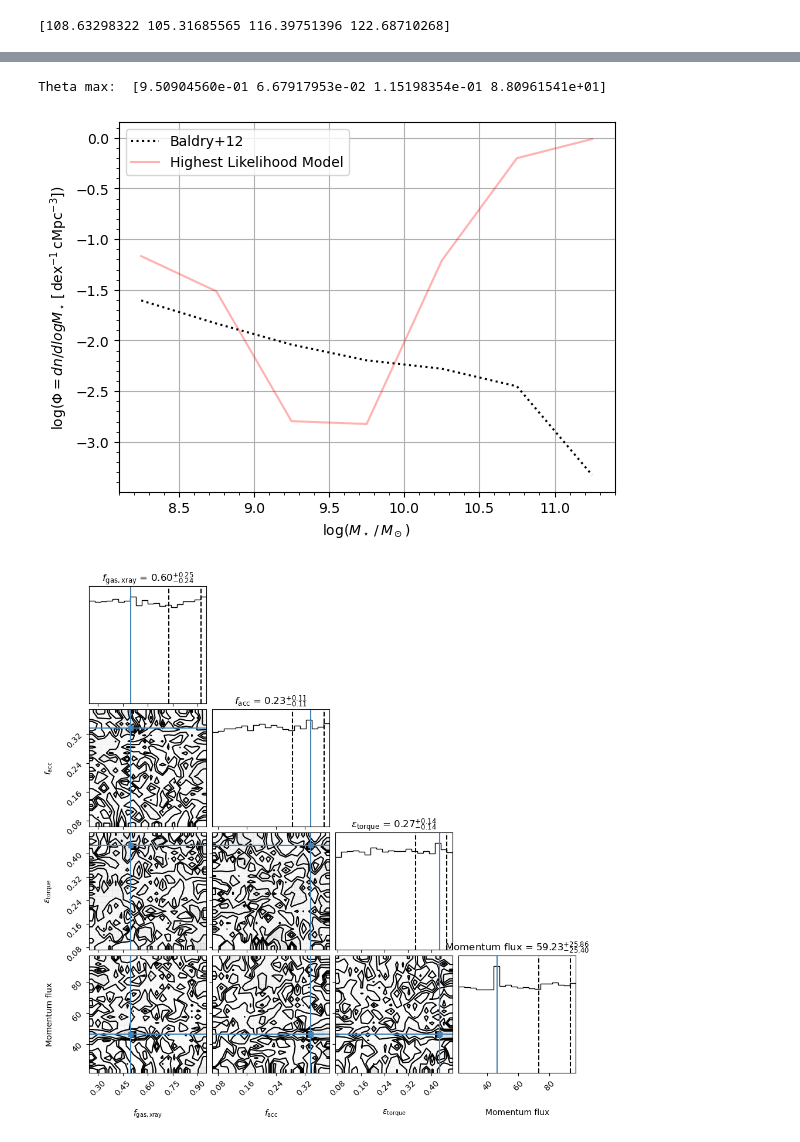
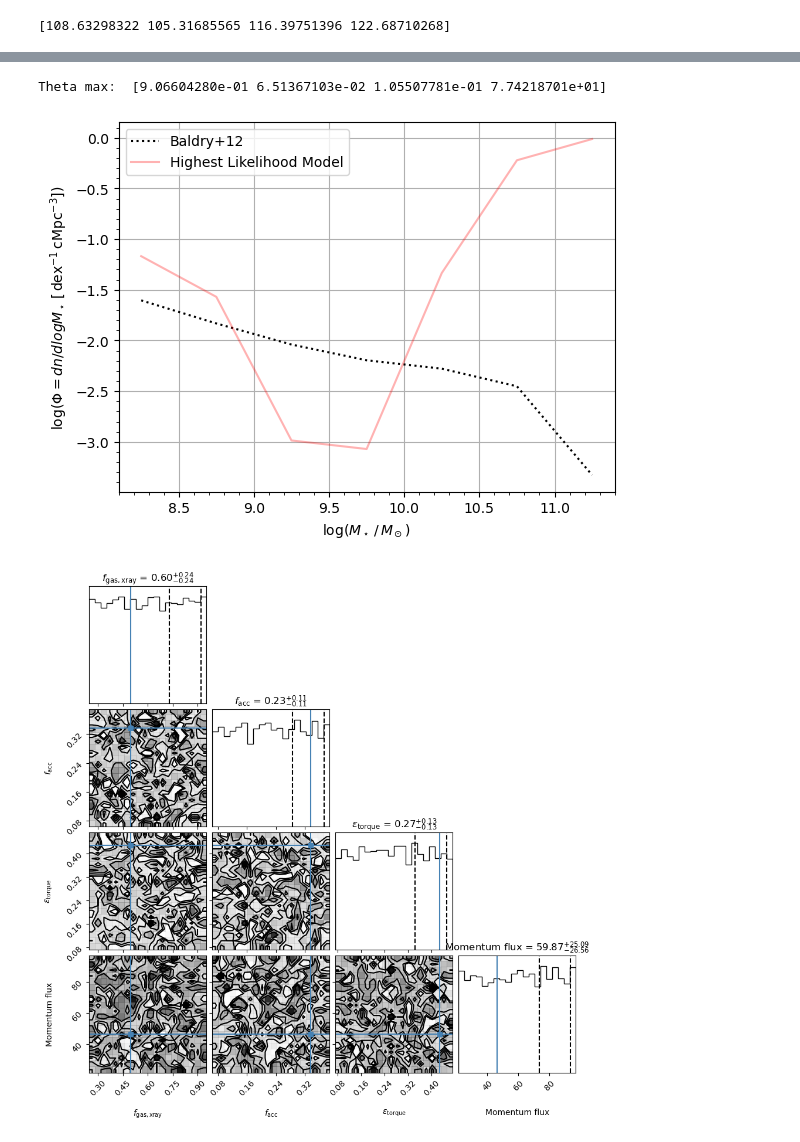
Before and after one commit to rennehan/swiftcalibration, a Jupyter notebook: scripts/swift_emulator_clean.ipynb, the cells around one changed output, grey strips where cells are left out. Cells and saved outputs as stored; diff of their text form; code cells hidden in the pictures.

```diff
--- a/scripts/swift_emulator_clean.ipynb
+++ b/scripts/swift_emulator_clean.ipynb
@@ -494,7 +492,7 @@ data = (x, y, yerr)
 np.random.seed(42)
 nll = lambda *args: -lnlike(*args)
 initial_opt = list(pred_params_best_node.values())
-soln = minimize(nll, initial_opt, args=(x, y, yerr))
+soln = minimize(nll, initial_opt, args=data)
 print(soln)
 # %% [output]
   message: Optimization terminated successfully.
@@ -585,8 +583,8 @@ plt.show()
 # %%
 # Posterior parameters with highest probability
-theta_max = samples[np.argmax(sampler.flatlnprobability)]
+theta_max = flat_samples[np.argmax(sampler.get_log_prob(discard=nburn, thin=int(nburn/2), flat=True))]
 print ('Theta max: ', theta_max)
-best_fit_model = model(theta_max)
+best_fit_model = model(theta_max, x=data[0])
 
 plt.clf()
 plt.plot(data[0], data[1], color="black", ls=":", label="Baldry+12")
@@ -598,12 +596,12 @@ plt.minorticks_on()
 plt.legend()
 plt.show()
 # %% [output]
-Theta max:  [9.50904560e-01 6.67917953e-02 1.15198354e-01 8.80961541e+01]
+Theta max:  [9.06604280e-01 6.51367103e-02 1.05507781e-01 7.74218701e+01]
-[figure, old version]
+[figure, new version]
 # %%
 # Corner plot
 labels = param_printable_names
 #fig = corner.corner(samples, show_titles=True, labels=labels, plot_datapoints=False, quantiles=[0.16, 0.5, 0.84])
-fig = corner.corner(samples, show_titles=True, labels=labels, plot_datapoints=False, quantiles=[0.68, 0.95],truths=list(pred_params_best_node.values()))
+fig = corner.corner(flat_samples, show_titles=True, labels=labels, plot_datapoints=False, quantiles=[0.68, 0.95],truths=list(pred_params_best_node.values()))
 # %% [output]
-[figure, old version]
+[figure, new version]
```
Also changed, not shown: parts of 3 cells of this notebook, 1 other file.
